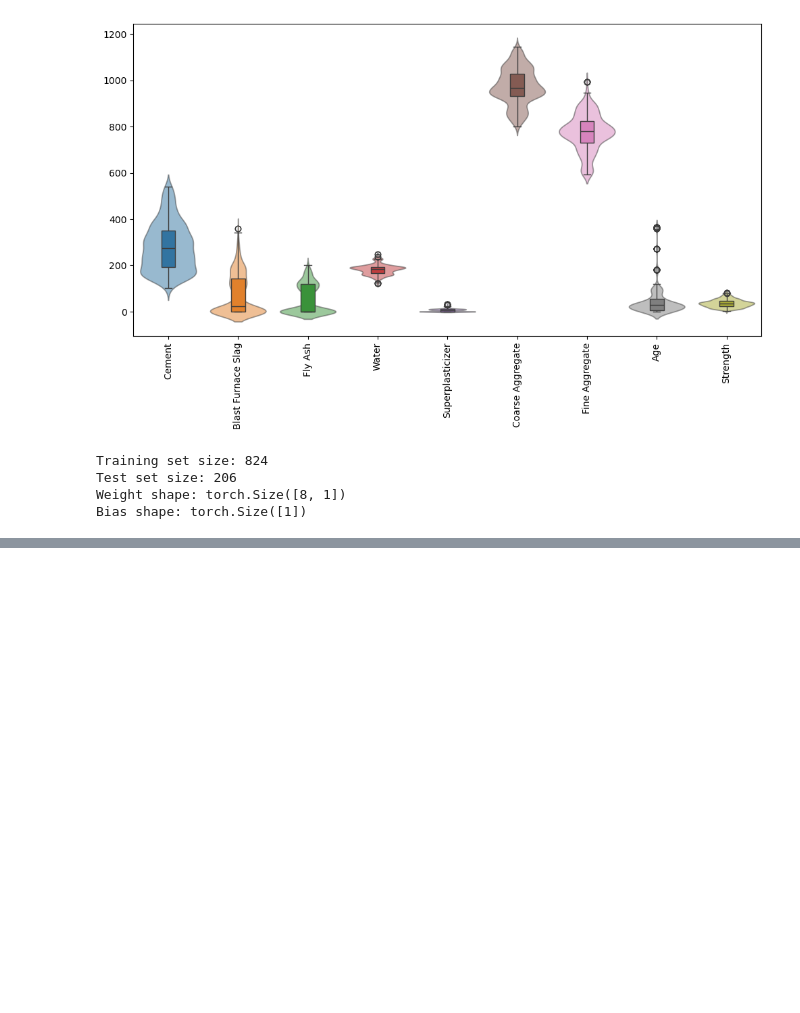
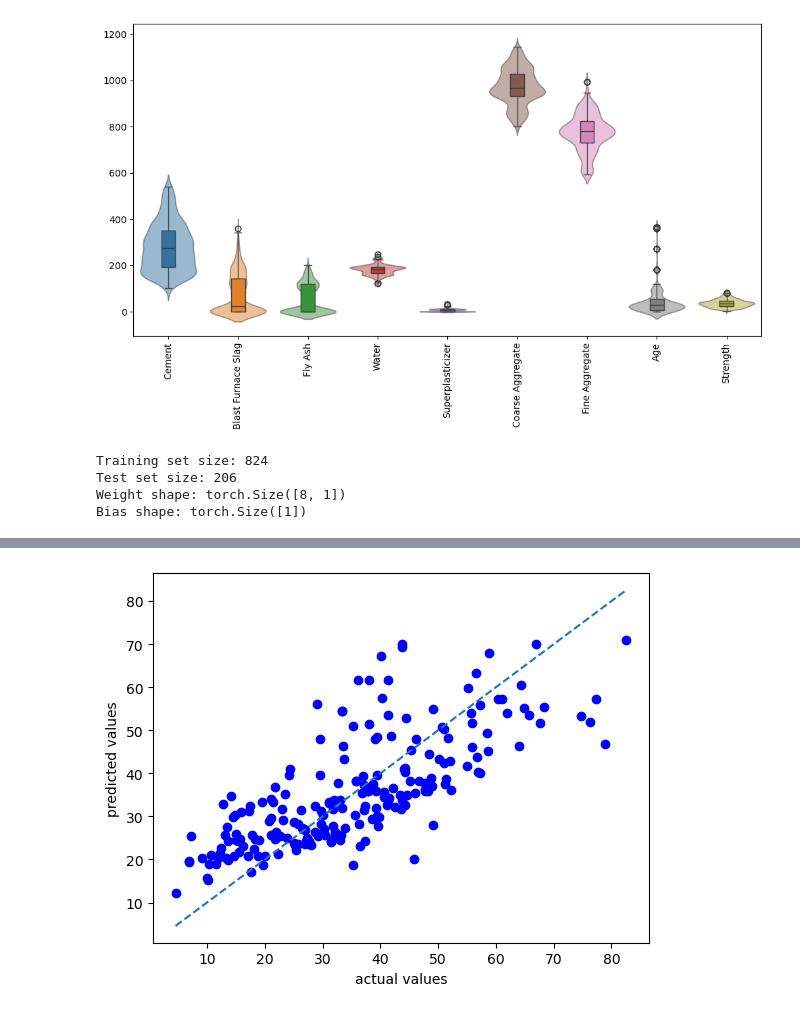
Before and after one commit to frankmtetwa/pytorch-regression-from-scratch, a Jupyter notebook: project-linear.ipynb, the cells around one changed output, grey strips where cells are left out. Cells and saved outputs as stored; diff of their text form; code cells hidden in the pictures; blank space fills up the shorter version.

```diff
--- a/project-linear.ipynb
+++ b/project-linear.ipynb
@@ -199,18 +224,8 @@ epoch 951: loss = 145.1531
 # %%
-# evaluate the model on test set
 
-# step 1: predict on test data
-y_test_pred = predict(X_test)
-
-# step 2: compute MSE on test set
-test_loss = mse_loss(y_test_pred, y_test)
-
-# step 3: print the result
-print(f"Test Loss: {test_loss.item():.4f}")
-
-# Step 4: Compute MAE
-test_mae_loss = mae_loss(y_test_pred, y_test)
-
-# Step 5: print result
-print(f"Test MAE Loss: {test_mae_loss.item():.4f}")
+plt.figure()
+plt.plot(y_test.detach().numpy(), y_test_pred.detach().numpy(), "bo")
+plt.plot([y_test.detach().numpy().min(), y_test.detach().numpy().max()], [y_test.detach().numpy().min(), y_test.detach().numpy().max()], "--")
+plt.xlabel('actual values')
+plt.ylabel('predicted values');
 # %% [output]
@@ -218,0 +232 @@ Test MAE Loss: 9.6587
+[figure, added]
```
Also changed, not shown: parts of 2 cells of this notebook, 1 other file.
